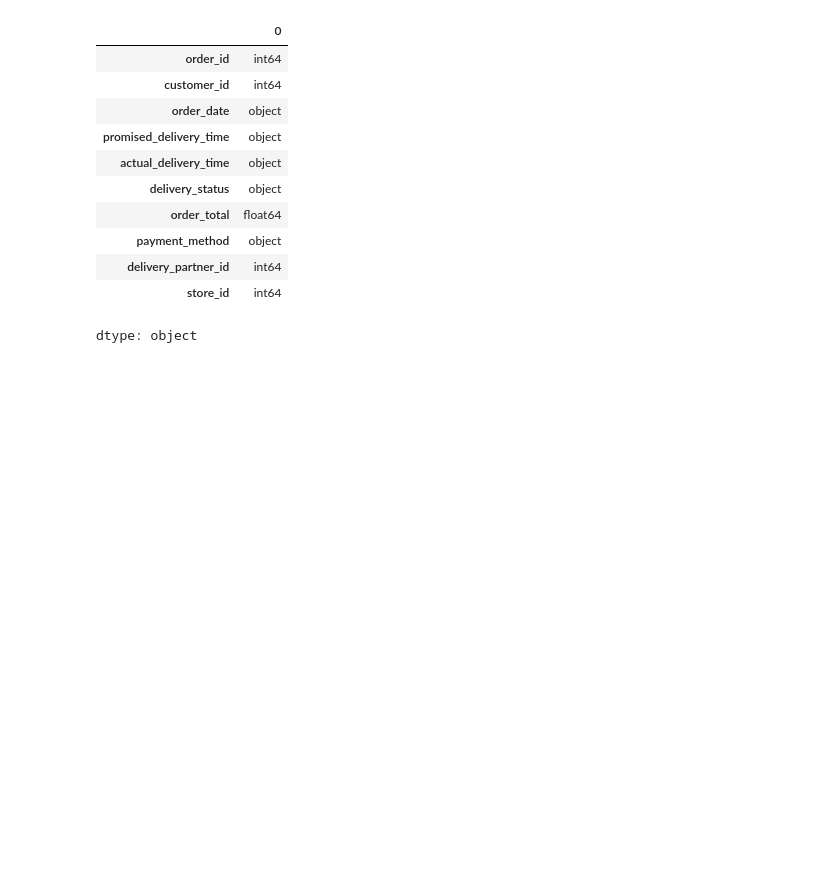
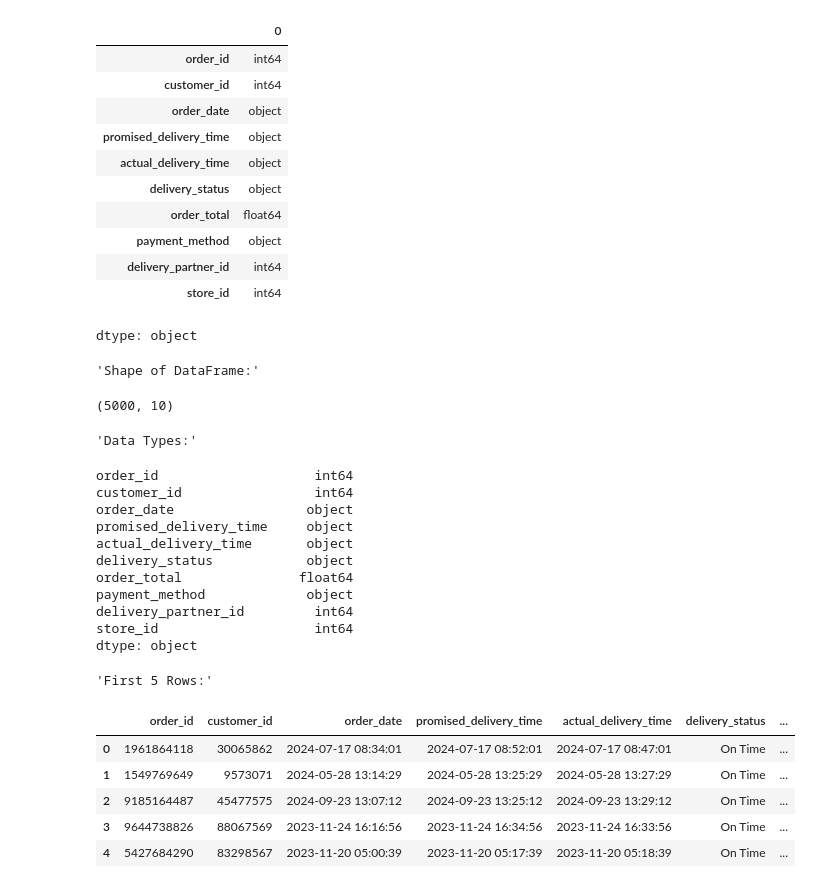
Before and after one commit to plot-masters/customer-segmentation, a Jupyter notebook: docs/notebook/customer_segmentation_model.ipynb, the cells around one changed output. Cells and saved outputs as stored; diff of their text form; code cells hidden in the pictures; blank space fills up the shorter version.

```diff
--- a/docs/notebook/customer_segmentation_model.ipynb
+++ b/docs/notebook/customer_segmentation_model.ipynb
@@ -56,3 +84,30 @@ df.dtypes
 | delivery_partner_id | int64 |
 | store_id | int64 |
 dtype: object
+# %%
+#shape
+display("Shape of DataFrame:", df.shape)
+display("Data Types:", df.dtypes)
+display("First 5 Rows:", df.head())
+# %% [output]
+'Shape of DataFrame:'
+(5000, 10)
+'Data Types:'
+order_id                    int64
+customer_id                 int64
+order_date                 object
+promised_delivery_time     object
+actual_delivery_time       object
+delivery_status            object
+order_total               float64
+payment_method             object
+delivery_partner_id         int64
+store_id                    int64
+dtype: object
+'First 5 Rows:'
+|  | order_id | customer_id | order_date | promised_delivery_time | actual_delivery_time | delivery_status | ... |
+| 0 | 1961864118 | 30065862 | 2024-07-17 08:34:01 | 2024-07-17 08:52:01 | 2024-07-17 08:47:01 | On Time | ... |
+| 1 | 1549769649 | 9573071 | 2024-05-28 13:14:29 | 2024-05-28 13:25:29 | 2024-05-28 13:27:29 | On Time | ... |
+| 2 | 9185164487 | 45477575 | 2024-09-23 13:07:12 | 2024-09-23 13:25:12 | 2024-09-23 13:29:12 | On Time | ... |
+| 3 | 9644738826 | 88067569 | 2023-11-24 16:16:56 | 2023-11-24 16:34:56 | 2023-11-24 16:33:56 | On Time | ... |
+| 4 | 5427684290 | 83298567 | 2023-11-20 05:00:39 | 2023-11-20 05:17:39 | 2023-11-20 05:18:39 | On Time | ... |
```
Also changed, not shown: parts of 14 cells of this notebook, 21 other files.
